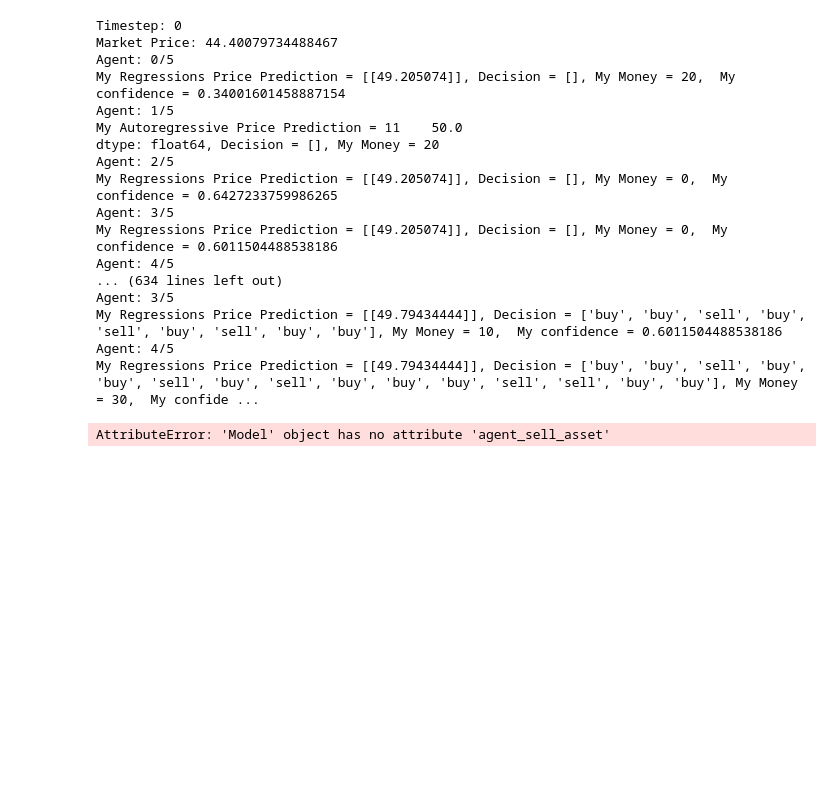
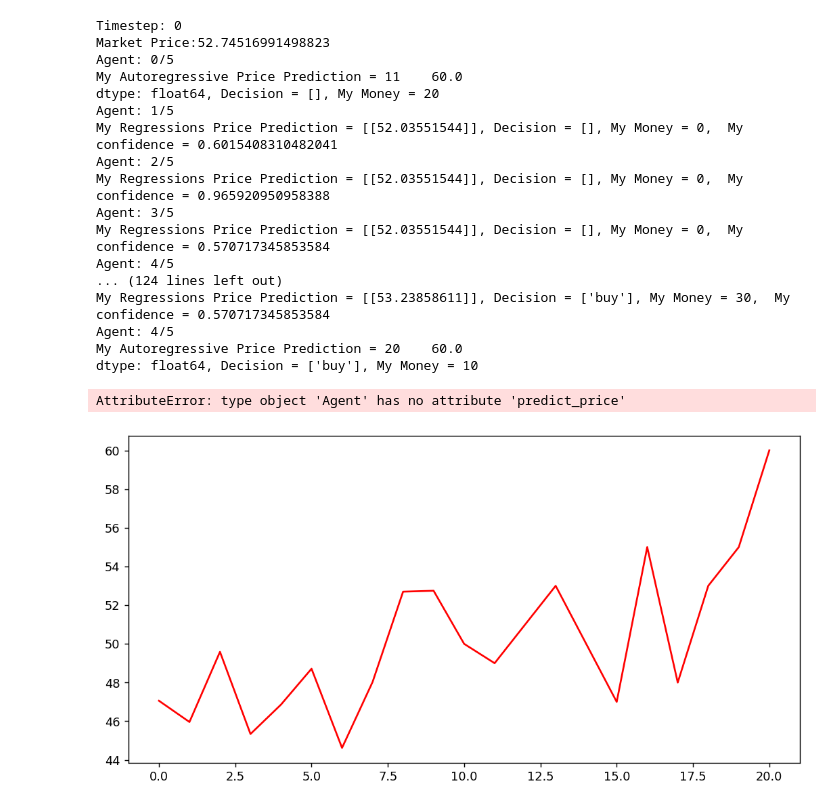
Before and after one commit to deborah-O/Dissertation-2020, a Jupyter notebook: Expectation Formation_2.ipynb, the cells around one changed output. Cells and saved outputs as stored; diff of their text form; code cells hidden in the pictures; blank space fills up the shorter version.

Commit message:
updated model

```diff
--- a/Expectation Formation_2.ipynb
+++ b/Expectation Formation_2.ipynb
@@ -20,7 +21,11 @@ class Agent():
     '''
     def __init__(self, money, confidence, model):
         self.money = 0
-        self.confidence = random.random()
+
+        if random.random () <0.4:
+            self.confidence = random.random()*0.5 + 0.5
+        else:
+            self.confidence = random.random()
 
         self.asset = model.produce
         self.num_of_assets_owned = 0
@@ -33,6 +38,8 @@ class Agent():
 
         self.agent_sell_asset = list()
         self.num_of_sell = 0
+
+
 
         '''
         Here I'm assigning agents to a Expectation Formation type randomly
@@ -67,6 +74,8 @@ class Agent():
         Keeping track of predicted price.
         '''
         self.predict_price = 0
+        self.AR_predictions = list()
+        self.LR_predictions = list()
 
 
 
@@ -79,6 +88,7 @@ class Agent():
         '''
         self.earn_money(20)
 
+
         self.time += 1
 
         '''
@@ -89,11 +99,12 @@ class Agent():
         if self.EP_type == 0:
             self.predict_AR()
             self.AR_decision()
+            self.AR_predictions.append(self.predict_price)
 
         else:
             self.predict_regession()
             self.reg_decision()
-
+            self.LR_predictions.append(self.predict_price)
 
 
         agent_sell_asset = list()
@@ -143,7 +154,8 @@ class Agent():
         reg=LinearRegression().fit(X,y)
         next_time = np.zeros((1, 1))
         next_time[0][0] = model.time + 1
-        self.predict_price = reg.predict(next_time)
+        self.predict_price= reg.predict(next_time)
+        self.LR_predictions.append(self.predict_price)
 
 
     def predict_AR(self):
@@ -172,8 +184,9 @@ class Agent():
         predictions_ARIMA_log = predictions_ARIMA_log.add(predictions_ARIMA_diff_cumsum, fill_value=0)
         predictions_ARIMA = np.exp(predictions_ARIMA_log)
         predictions_ARIMA_log.index += 0
-#        plt.plot(y1)
+#         plt.plot(y1)
         self.predict_price = predictions_ARIMA.iloc[-1:]
+        self.AR_predictions.append(self.predict_price)
 
 #        plt.plot(predictions_ARIMA)
 
@@ -252,7 +265,6 @@ class Asset():
         self.time_history = np.array(self.time_history)
         self.time_history = self.time_history.reshape(-1, 1)
 
-
     def step(self):
         '''
         Every time step, the price will update, keeping a log of time.
@@ -261,10 +273,11 @@ class Asset():
         self.time += 1
 
 #         self.price_history.append(self.price)
-        self.price_history = np.append(self.price_history, self.price)
+        self.price_history = np.append(self.update_price, self.price_history, self.price)
 
 #         self.time_history.append(self.time)
         self.time_history = np.append(self.time_history, self.time)
+#         plt.plot(self.time_history)
 #         print(self.price_history, self.time_history)
 # %%
 class Model():
@@ -315,33 +328,35 @@ class Model():
             self.step()
 # %%
 # if __name__ == "__main__":
-model = Model(population =5, num_iterations=50)
+model = Model(population =5, num_iterations=10)
 model.run()
 # %% [output]
 Timestep: 0
-Market Price: 44.40079734488467
+Market Price:52.74516991498823
 Agent: 0/5
-My Regressions Price Prediction = [[49.205074]], Decision = [], My Money = 20,  My confidence = 0.34001601458887154
+My Autoregressive Price Prediction = 11    60.0
+dtype: float64, Decision = [], My Money = 20
 Agent: 1/5
-My Autoregressive Price Prediction = 11    50.0
-dtype: float64, Decision = [], My Money = 20
+My Regressions Price Prediction = [[52.03551544]], Decision = [], My Money = 0,  My confidence = 0.6015408310482041
 Agent: 2/5
-My Regressions Price Prediction = [[49.205074]], Decision = [], My Money = 0,  My confidence = 0.6427233759986265
+My Regressions Price Prediction = [[52.03551544]], Decision = [], My Money = 0,  My confidence = 0.965920950958388
 Agent: 3/5
-My Regressions Price Prediction = [[49.205074]], Decision = [], My Money = 0,  My confidence = 0.6011504488538186
+My Regressions Price Prediction = [[52.03551544]], Decision = [], My Money = 0,  My confidence = 0.570717345853584
 Agent: 4/5
-... (634 lines left out)
-Agent: 3/5
-My Regressions Price Prediction = [[49.79434444]], Decision = ['buy', 'buy', 'sell', 'buy', 'sell', 'buy', 'sell', 'buy', 'buy'], My Money = 10,  My confidence = 0.6011504488538186
+... (124 lines left out)
+My Regressions Price Prediction = [[53.23858611]], Decision = ['buy'], My Money = 30,  My confidence = 0.570717345853584
 Agent: 4/5
-My Regressions Price Prediction = [[49.79434444]], Decision = ['buy', 'buy', 'sell', 'buy', 'buy', 'sell', 'buy', 'sell', 'buy', 'buy', 'buy', 'sell', 'sell', 'buy', 'buy'], My Money = 30,  My confide ...
+My Autoregressive Price Prediction = 20    60.0
+dtype: float64, Decision = ['buy'], My Money = 10
-# %%
-timestep_no = range(len(model.agent_sell_asset))
-plt.figure(figsize=(15,10))
-plt.bar(timestep_no, model.num_of_sell)
-plt.ylabel('Number of Impatient Agents')
-plt.xlabel('Time Periods')
-plt.title('Transition from Patient to Impatient Agents')
-plt.show()
-# %% [output]
-AttributeError: 'Model' object has no attribute 'agent_sell_asset'
+# %%
+fig, ax = plt.subplots(num=None, figsize=(10, 5), dpi=128, facecolor='w', edgecolor='k')
+        # Do a scatter plot
+ax.plot(model.produce.price_history, c="red", label=" Asset Market Price" )
+ax.plot(Agent.predict_price, c="red")
+ax.set_title("Market Price v Predicted Prices")
+ax.set_xlabel("Iteration (time)")
+ax.set_ylabel("Asset Price")
+ax.legend(loc='upper left')
+# %% [output]
+AttributeError: type object 'Agent' has no attribute 'predict_price'
+[figure, added]
```
Also changed, not shown: parts of 2 cells of this notebook.
